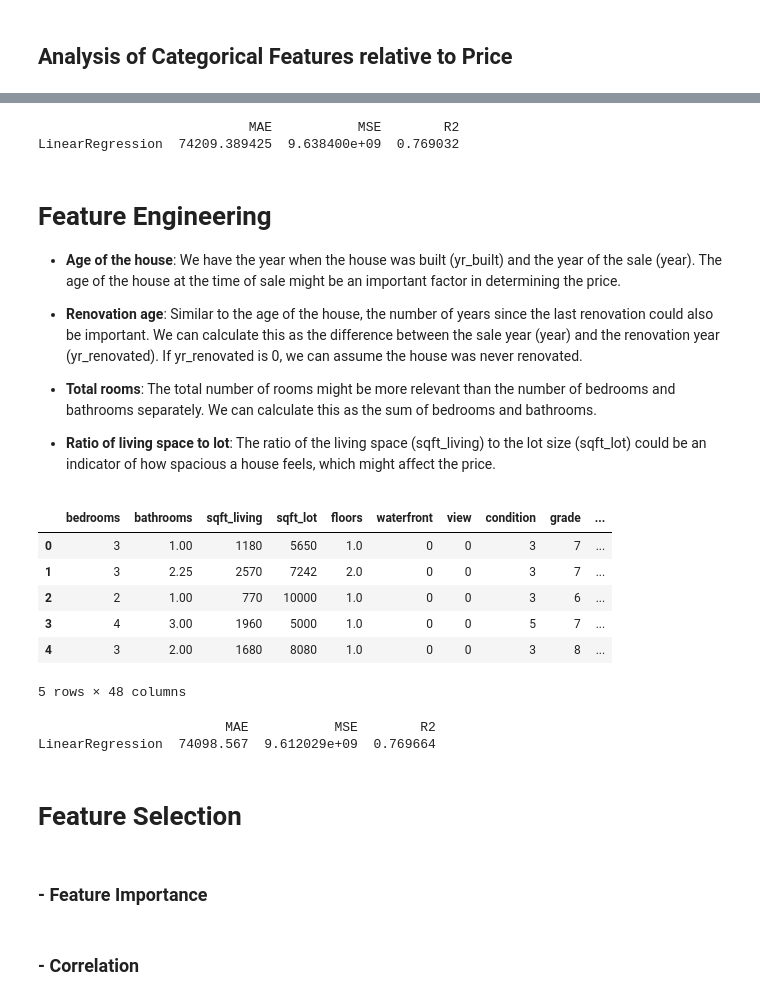
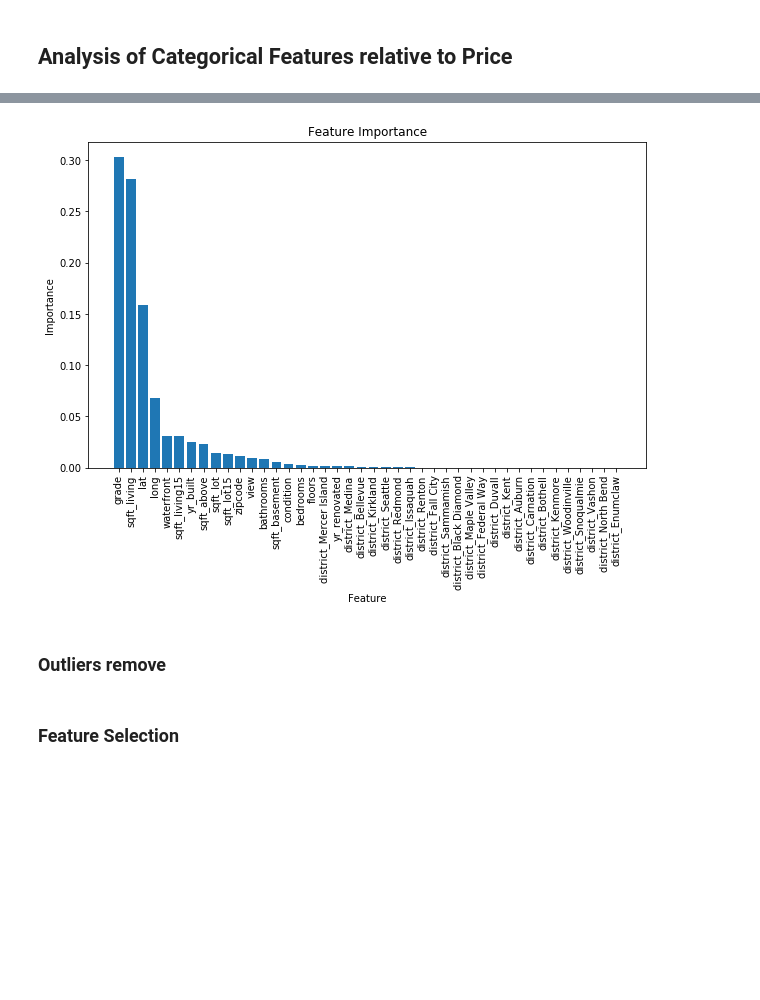
Before and after one commit to dooinn/data_mid_bootcamp_project_regression, a Jupyter notebook: house_price_prediction.ipynb, the cells around one changed output, grey strips where cells are left out. Drawn from its saved outputs; the diff is of its cells as text; code cells hidden in the pictures; blank space fills up the shorter version.

```diff
--- a/house_price_prediction.ipynb
+++ b/house_price_prediction.ipynb
@@ -391,3 +441,28 @@ LinearRegression  112159.2597  3.369772e+10  0.741217
+# %%
+
+# If you want to calculate feature importances, use a model that provides this info, like RandomForestRegressor
+rf = RandomForestRegressor(n_estimators=100, random_state=42)
+rf.fit(X_train, Y_train)
+
+# Calculate the feature importances
+importances = rf.feature_importances_
+feature_names = X.columns
+
+# Sort the features by importance
+indices = np.argsort(importances)[::-1]
+
+# Create a bar plot of feature importances
+plt.figure(figsize=(10, 6))
+plt.bar(range(X.shape[1]), importances[indices])
+plt.xticks(range(X.shape[1]), feature_names[indices], rotation=90)
+plt.xlabel("Feature")
+plt.ylabel("Importance")
+plt.title("Feature Importance")
+plt.show()
+# %% [output]
+[figure, added]
+# %% [markdown]
+### Outliers remove
 # %%
 # Calculate the IQR of the 'price' column
 Q1 = df_modelling['price'].quantile(0.25)
@@ -400,22 +475,3 @@ upper_bound = Q3 + 1.5 * IQR
 
 # Remove the outliers
 df_modelling = df_modelling[(df_modelling['price'] >= lower_bound) & (df_modelling['price'] <= upper_bound)]
-
-X = df_modelling.drop(columns=['price'])
-Y = df_modelling['price']
-
-results, fitted_models = train_and_test(models, X, Y)
-print(results)
-# %% [output]
-                           MAE           MSE        R2
-LinearRegression  74209.389425  9.638400e+09  0.769032
-# %% [markdown]
-# Feature Engineering
-
-- **Age of the house**: We have the year when the house was built (yr_built) and the year of the sale (year). The age of the house at the time of sale might be an important factor in determining the price.
-
-- **Renovation age**: Similar to the age of the house, the number of years since the last renovation could also be important. We can calculate this as the difference between the sale year (year) and the renovation year (yr_renovated). If yr_renovated is 0, we can assume the house was never renovated.
-
-- **Total rooms**: The total number of rooms might be more relevant than the number of bedrooms and bathrooms separately. We can calculate this as the sum of bedrooms and bathrooms.
-
-- **Ratio of living space to lot**: The ratio of the living space (sqft_living) to the lot size (sqft_lot) could be an indicator of how spacious a house feels, which might affect the price.
@@ -427,26 +478,3 @@ df_modelling['living_lot_ratio'] = df_modelling['sqft_living'] / df_modelling['s
-# %%
-df_modelling.head()
-# %% [output]
-|  | bedrooms | bathrooms | sqft_living | sqft_lot | floors | waterfront | view | condition | grade | ... |
-| 0 | 3 | 1.00 | 1180 | 5650 | 1.0 | 0 | 0 | 3 | 7 | ... |
-| 1 | 3 | 2.25 | 2570 | 7242 | 2.0 | 0 | 0 | 3 | 7 | ... |
-| 2 | 2 | 1.00 | 770 | 10000 | 1.0 | 0 | 0 | 3 | 6 | ... |
-| 3 | 4 | 3.00 | 1960 | 5000 | 1.0 | 0 | 0 | 5 | 7 | ... |
-| 4 | 3 | 2.00 | 1680 | 8080 | 1.0 | 0 | 0 | 3 | 8 | ... |
-5 rows × 48 columns
-# %%
-X = df_modelling.drop(columns=['price'])
-Y = df_modelling['price']
-
-results, fitted_models = train_and_test(models, X, Y)
-print(results)
-# %% [output]
-                        MAE           MSE        R2
-LinearRegression  74098.567  9.612029e+09  0.769664
 # %% [markdown]
-# Feature Selection
+### Feature Selection
-# %% [markdown]
-### - Feature Importance
-# %% [markdown]
-### - Correlation
 # %%
```
Also changed, not shown: parts of 40 cells of this notebook, 1 other file.
